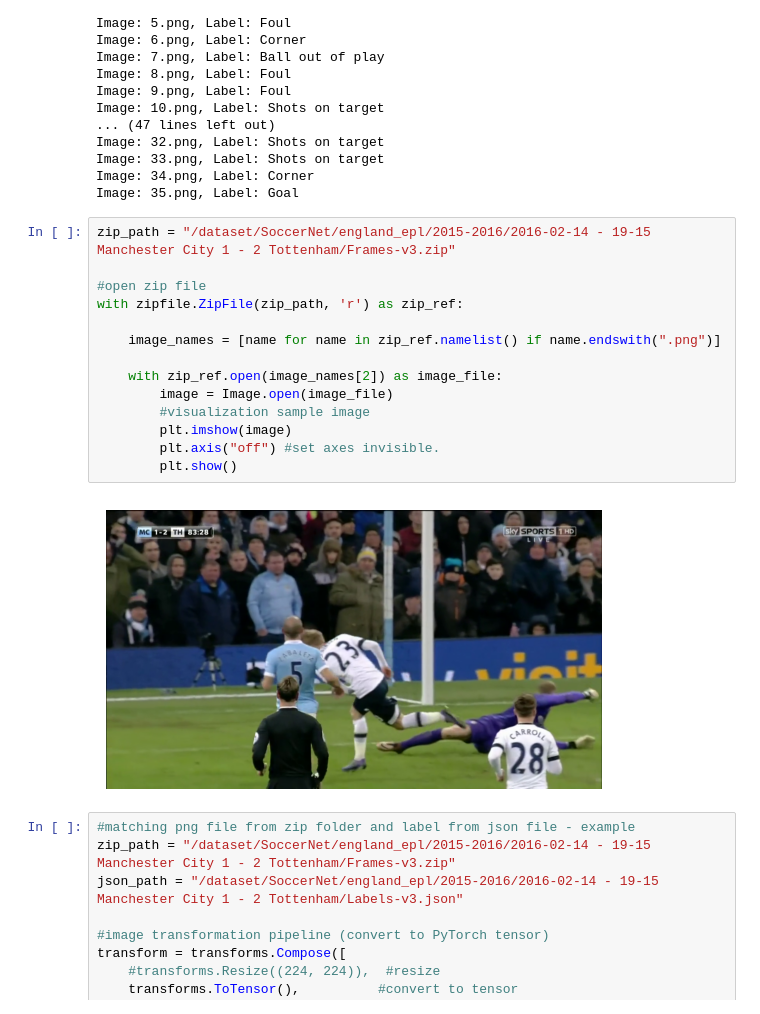
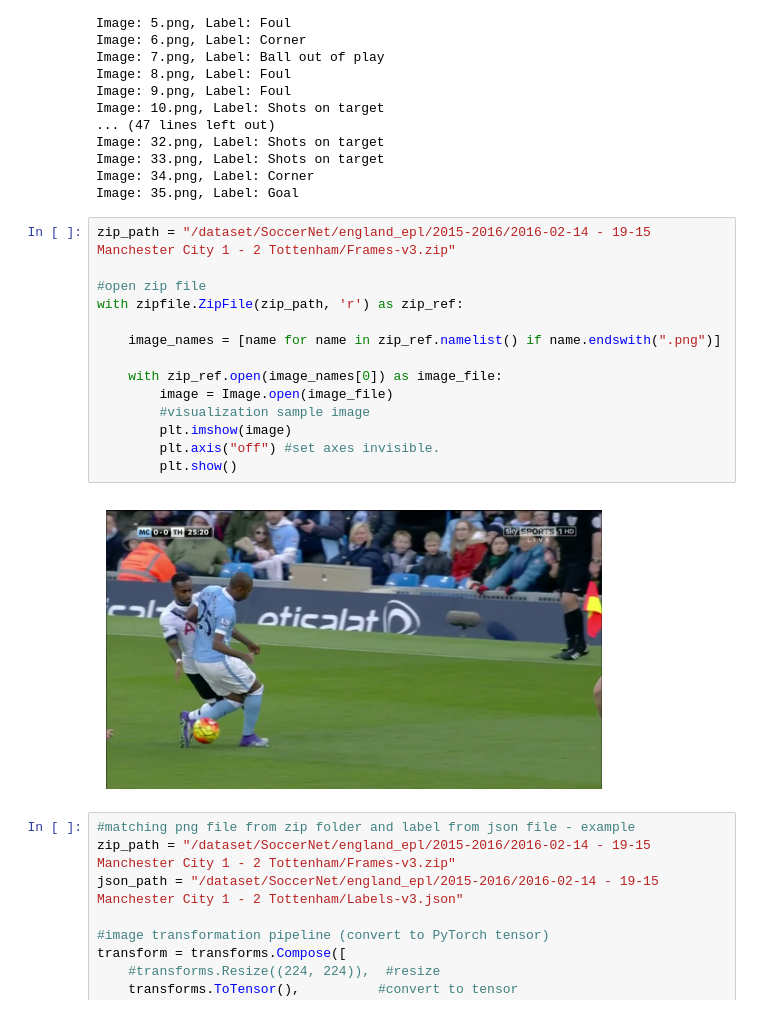
Before and after one commit to jiyeonyooo/20242R0136COSE47402, a Jupyter notebook: final_project/2021320011_final_project.ipynb, the cells around one changed output. Drawn from its saved outputs; the diff is of its cells as text.

```diff
--- a/final_project/2021320011_final_project.ipynb
+++ b/final_project/2021320011_final_project.ipynb
@@ -181,19 +199,19 @@ Image: 35.png, Label: Goal
 # %%
 zip_path = "/dataset/SoccerNet/england_epl/2015-2016/2016-02-14 - 19-15 Manchester City 1 - 2 Tottenham/Frames-v3.zip"
 
 #open zip file
 with zipfile.ZipFile(zip_path, 'r') as zip_ref:
 
     image_names = [name for name in zip_ref.namelist() if name.endswith(".png")]
 
-    with zip_ref.open(image_names[2]) as image_file:
+    with zip_ref.open(image_names[0]) as image_file:
         image = Image.open(image_file)
         #visualization sample image
         plt.imshow(image)
         plt.axis("off") #set axes invisible.
         plt.show()
 # %% [output]
-[figure, old version]
+[figure, new version]
 # %%
 #matching png file from zip folder and label from json file - example
 zip_path = "/dataset/SoccerNet/england_epl/2015-2016/2016-02-14 - 19-15 Manchester City 1 - 2 Tottenham/Frames-v3.zip"
```
Also changed, not shown: parts of 26 cells of this notebook.
